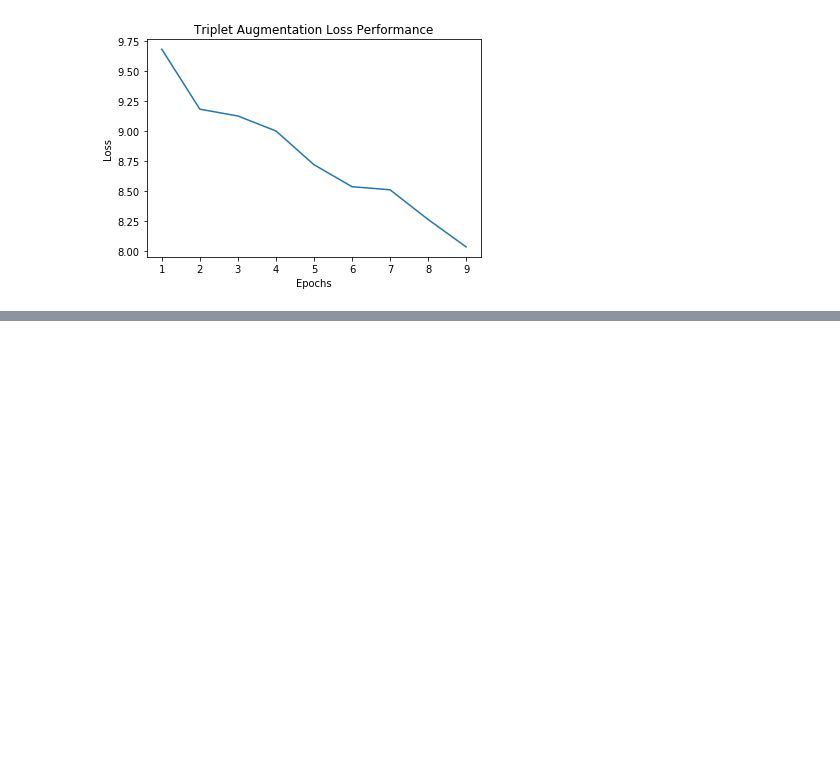
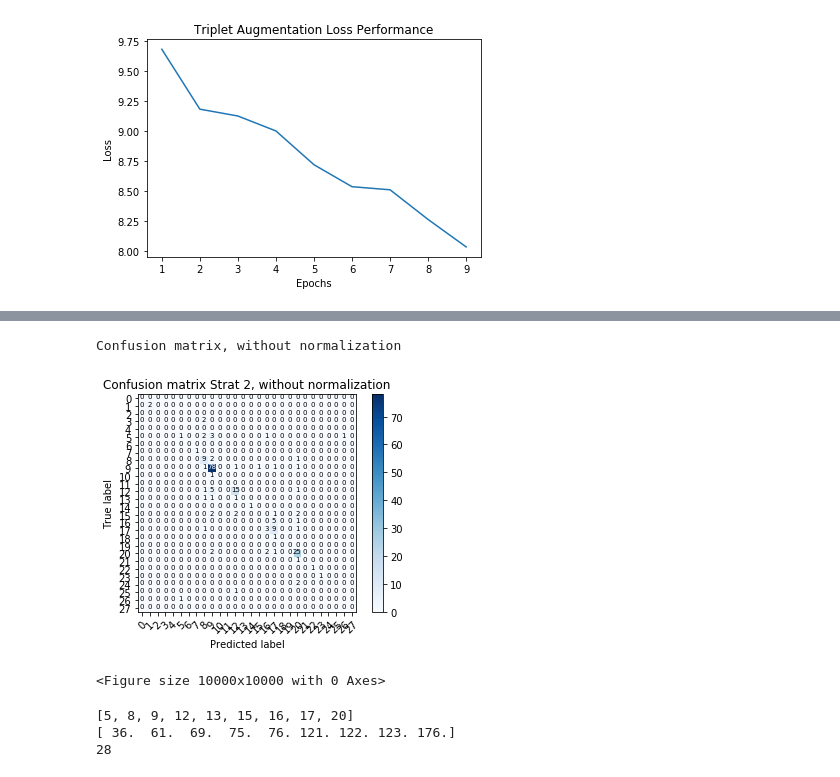
Before and after one commit to agupta24/tile2vec231n, a Jupyter notebook: examples/Strat 2 of Semi-Supervised Learning Copy 1 (HyperP).ipynb, the cells around one changed output, grey strips where cells are left out. Drawn from its saved outputs; the diff is of its cells as text; code cells hidden in the pictures; blank space fills up the shorter version.

```diff
--- a/examples/Strat 2 of Semi-Supervised Learning Copy 1 (HyperP).ipynb
+++ b/examples/Strat 2 of Semi-Supervised Learning Copy 1 (HyperP).ipynb
@@ -409,0 +458,48 @@ plt.show()
+# %%
+import matplotlib.pyplot as plt
+
+def plot_confusion_matrix(cm, classes,
+                          normalize=False,
+                          title='Confusion matrix',
+                          cmap=plt.cm.Blues):
+
+    if normalize:
+        cm = cm.astype('float') / cm.sum(axis=1)[:, np.newaxis]
+        print("Normalized confusion matrix")
+    else:
+        print('Confusion matrix, without normalization')
+
+    #print(cm)
+
+    plt.imshow(cm, interpolation='nearest', cmap=cmap)
+    plt.title(title)
+    plt.colorbar()
+    tick_marks = np.arange(len(classes))
+    plt.xticks(tick_marks, classes, rotation=45)
+    plt.yticks(tick_marks, classes)
+
+    fmt = '.2f' if normalize else 'd'
+    thresh = cm.max() / 2.
+    for i, j in itertools.product(range(cm.shape[0]), range(cm.shape[1])):
+        plt.text(j, i, format(cm[i, j], fmt),fontsize=7,
+                 horizontalalignment="center",
+                 color="white" if cm[i, j] > thresh else "black")
+
+    plt.ylabel('True label')
+    plt.xlabel('Predicted label')
+    plt.figure(figsize=(100,100),dpi=100)
+    #plt.figure()
+    #plt.tight_layout()
+# %%
+cnf_matrix = confused
+np.set_printoptions(precision=2)
+import itertools
+
+# Plot non-normalized confusion matrix
+#plt.figure()
+plot_confusion_matrix(cnf_matrix, classes=classes,
+                      title='Confusion matrix Strat 2, without normalization')
+# %% [output]
+Confusion matrix, without normalization
+[figure, added]
+<Figure size 10000x10000 with 0 Axes>
@@ -409,0 +537,18 @@ plt.show()
+# %%
+#Find the labels we are using
+import numpy as np
+toReverse = []
+for i in range(28):
+    if np.count_nonzero(y_te==i)>2:
+        toReverse.append(i)
+print(toReverse)
+
+newlabels = le.inverse_transform(toReverse)
+print(newlabels)
+
+n_classes = len(set(y))
+print(n_classes)
+# %% [output]
+[5, 8, 9, 12, 13, 15, 16, 17, 20]
+[ 36.  61.  69.  75.  76. 121. 122. 123. 176.]
+28
```
Also changed, not shown: parts of 21 cells of this notebook, 3 other files.
